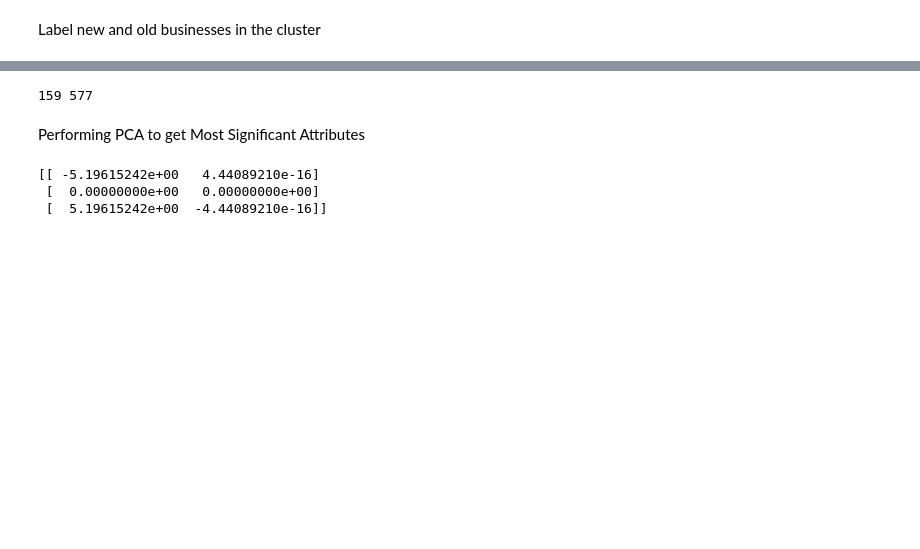
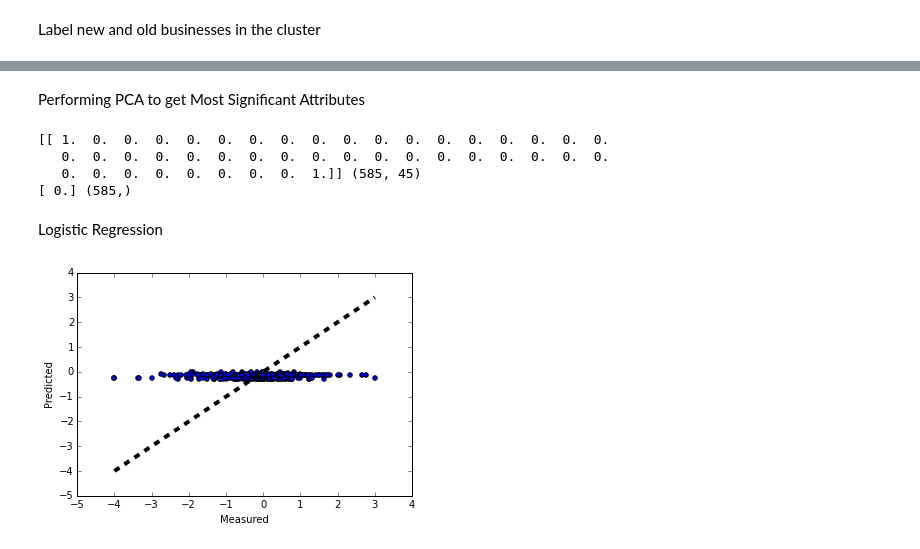
Before and after one commit to dbjnbnrj/newbusiness, a Jupyter notebook: Workbook.ipynb, the cells around one changed output, grey strips where cells are left out. Saved outputs shown, nothing was run; the diff lists cells and outputs as text; code cells hidden in the pictures; blank space fills up the shorter version.

Commit message:
Added Linear Regression

```diff
--- a/Workbook.ipynb
+++ b/Workbook.ipynb
@@ -196,6 +186,7 @@ def getVector(old, new):
     return res
 
 for new_business_id, new_val in lasvegas_new_dict.iteritems():
-    X = []
+    business_vectors = []
     for old_business_id, old_val in lasvegas_old_dict.iteritems():
-        X.append({old_business_id: getVector(old_val, new_val)})
+        business_vectors.append({old_business_id: getVector(old_val, new_val)})
+    break
@@ -224,48 +213,13 @@ for idx, business_vector in enumerate(business_vectors):
 
     except KeyError:
         could_not_find+=1
-        Y.append(None)
+        Y.append(0.0)
         continue
 
-    before_created = before_review[["stars_y"]].mean()
-    after_created = after_review[["stars_y"]].mean()
+    before_created = float(before_review[["stars_y"]].mean())
+    after_created = float(after_review[["stars_y"]].mean())
 
-    result = np.subtract(after_created , before_created)
+    result = after_created - before_created
     Y.append(result)
-# %% [output]
-159 577
 # %% [markdown]
 Performing PCA to get Most Significant Attributes
-# %%
-from sklearn import decomposition
-
-def getVector(old, new):
-    res = []
-    for attr in attrs:
-        if pd.isnull(old[attr]) or pd.isnull(new[attr]):
-            res.append(-1)
-        if old[attr] == new[attr]:
-            res.append(1)
-        else:
-            res.append(0)
-    return res
-
-for new_business_id, new_val in lasvegas_new_dict.iteritems():
-    X = []
-    count = 0
-    for old_business_id, old_val in lasvegas_old_dict.iteritems():
-        X.append(getVector(old_val, new_val))
-        count+=1
-        if count == 5:
-            break
-
-X1  = [[1,2,3],[4,5,6],[7,8,9]]
-X1 = np.array(X1)
-pca = decomposition.PCA(n_components=2)
-pca.fit(X1)
-print pca.transform(X1)
-#pca = PCA(n_components=10)
-# %% [output]
-[[ -5.19615242e+00   4.44089210e-16]
- [  0.00000000e+00   0.00000000e+00]
- [  5.19615242e+00  -4.44089210e-16]]
@@ -271,0 +257,31 @@ print pca.transform(X1)
+# %%
+print X[:1],X.shape
+print Y[:1],Y.shape
+# %% [output]
+[[ 1.  0.  0.  0.  0.  0.  0.  0.  0.  0.  0.  0.  0.  0.  0.  0.  0.  0.
+   0.  0.  0.  0.  0.  0.  0.  0.  0.  0.  0.  0.  0.  0.  0.  0.  0.  0.
+   0.  0.  0.  0.  0.  0.  0.  0.  1.]] (585, 45)
+[ 0.] (585,)
+# %% [markdown]
+Logistic Regression
+# %%
+from sklearn import datasets
+from sklearn.cross_validation import cross_val_predict
+from sklearn import linear_model
+import matplotlib.pyplot as plt
+
+lr = linear_model.LinearRegression()
+
+
+# cross_val_predict returns an array of the same size as `y` where each entry
+# is a prediction obtained by cross validated:
+predicted = cross_val_predict(lr, X, Y, cv=10)
+
+fig, ax = plt.subplots()
+ax.scatter(Y, predicted)
+ax.plot([Y.min(), Y.max()], [Y.min(), Y.max()], 'k--', lw=4)
+ax.set_xlabel('Measured')
+ax.set_ylabel('Predicted')
+plt.show()
+# %% [output]
+[figure, added]
```
Also changed, not shown: parts of 5 cells of this notebook, 1 other file.
